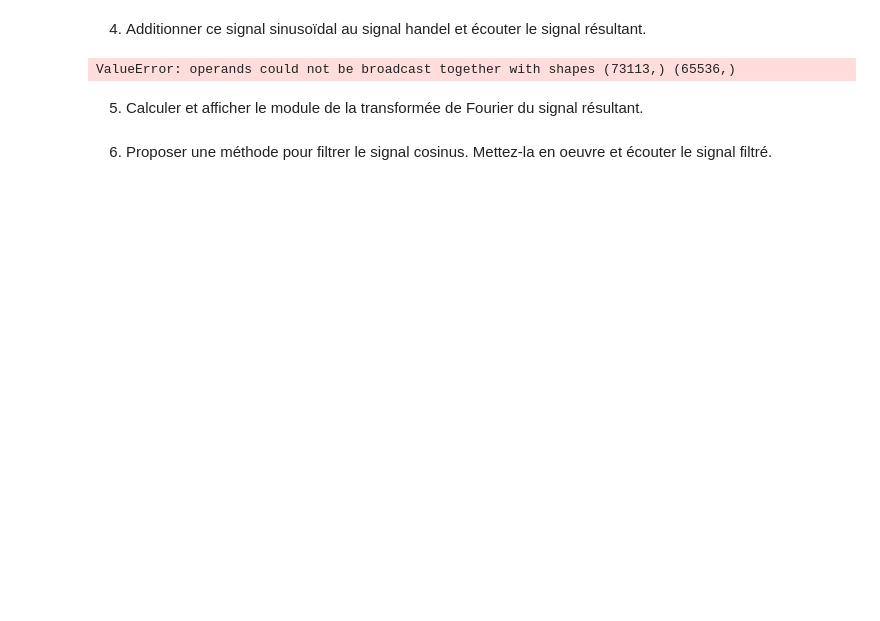
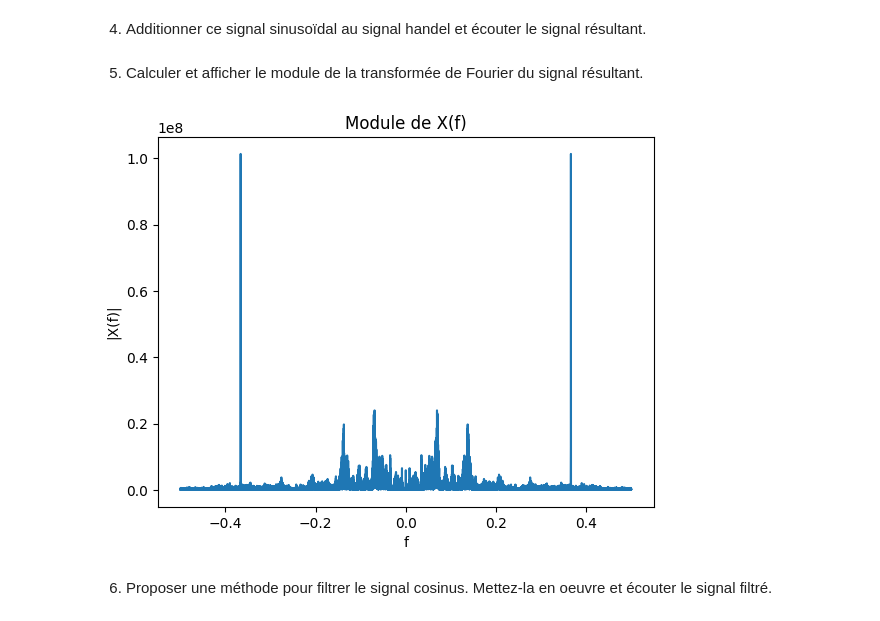
Before and after one commit to SearleOliver/Image-et-Signal, a Jupyter notebook: Traitement du Signal/NotebookTDS_TP2324.ipynb, the cells around one changed output. Drawn from its saved outputs; the diff is of its cells as text; code cells hidden in the pictures; blank space fills up the shorter version.

```diff
--- a/Traitement du Signal/NotebookTDS_TP2324.ipynb
+++ b/Traitement du Signal/NotebookTDS_TP2324.ipynb
@@ -318,12 +323,25 @@ plt.show()
 # %% [markdown]
 4) Additionner ce signal sinusoïdal au signal handel et écouter le signal résultant.
 # %%
-signal_sin = signal2 +sin
+signal_sin = signal2 + sin
 
-wav.write('handel_sin.wav', fs2, signal_sin)
+wav.write('handel_sin.wav', fs2, signal_sin.astype(np.int16))
-# %% [output]
-ValueError: operands could not be broadcast together with shapes (73113,) (65536,)
 # %% [markdown]
 5) Calculer et afficher le module de la transformée de Fourier du signal résultant.
+# %%
+Ysin = np.fft.fftshift(np.fft.fft(signal_sin))
+
+N = len(signal_sin)
+f = np.fft.fftshift(np.fft.fftfreq(N, d=1))
+
+# module
+plt.figure()
+plt.plot(f, np.abs(Ysin))
+plt.xlabel("f")
+plt.ylabel("|X(f)|")
+plt.title("Module de X(f)")
+plt.show()
+# %% [output]
+[figure, added]
 # %% [markdown]
 6) Proposer une méthode pour filtrer le signal cosinus. Mettez-la en oeuvre et écouter le signal filtré.
```
Also changed, not shown: parts of 7 cells of this notebook.
